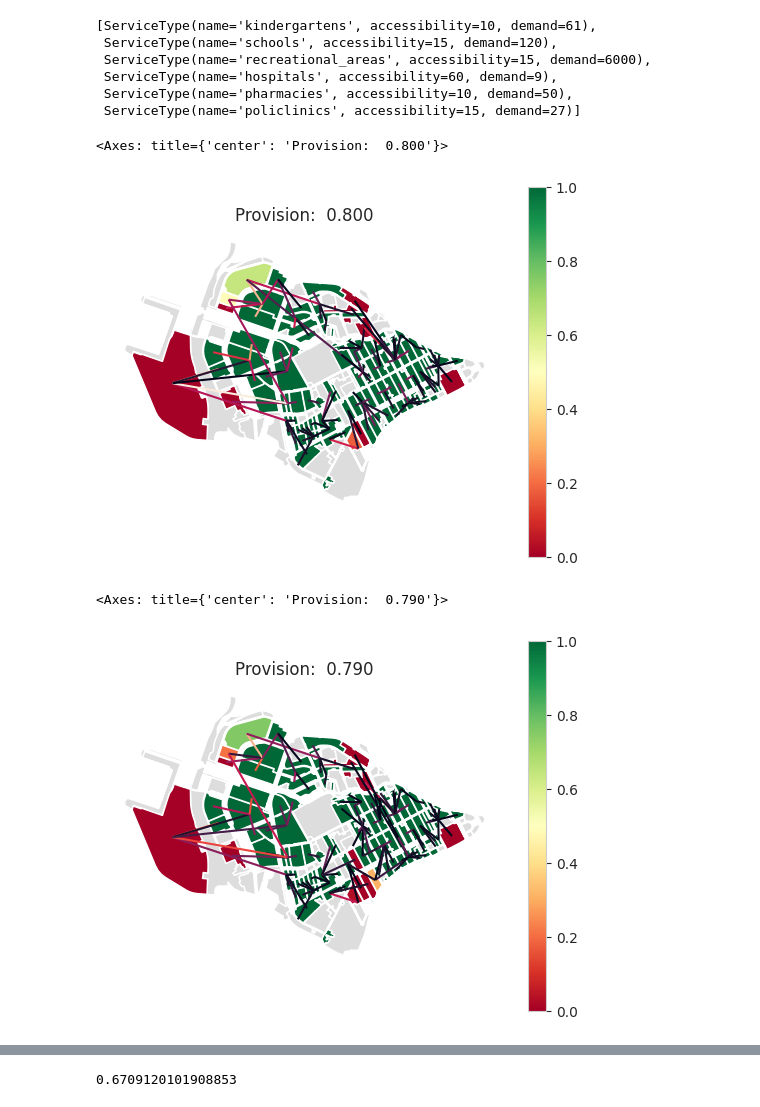
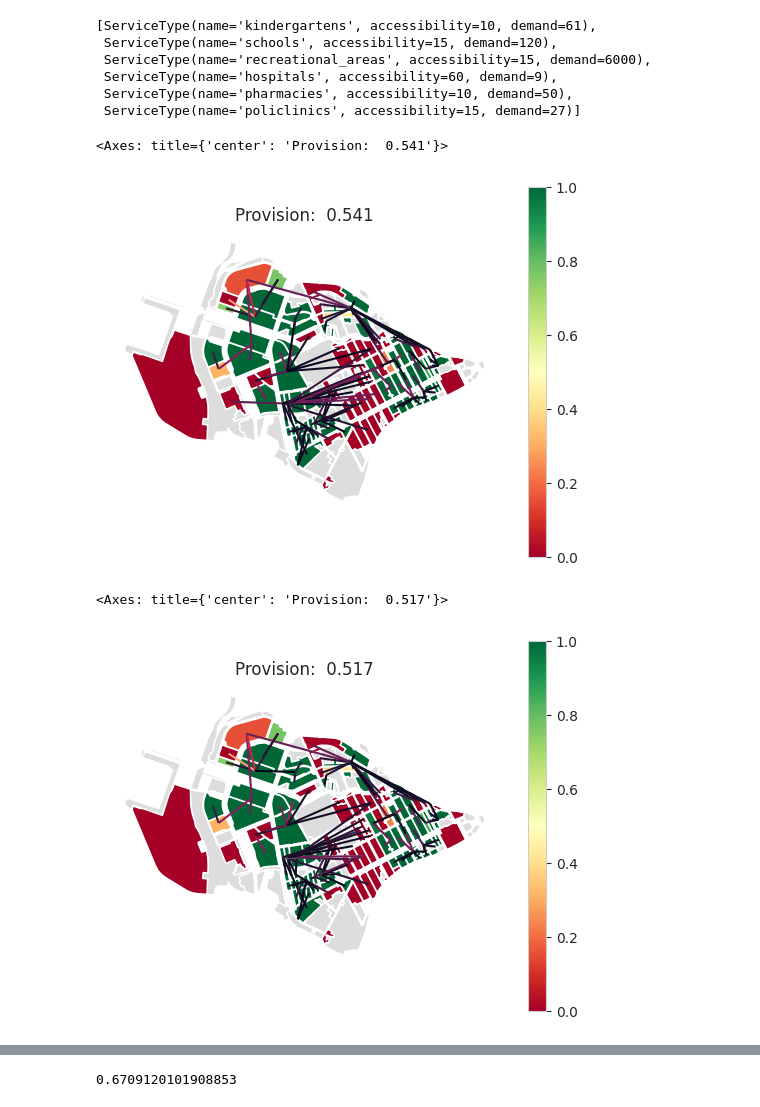
Before and after one commit to aimclub/blocksnet, a Jupyter notebook: examples/3 provision.ipynb, the cells around one changed output, grey strips where cells are left out. Cells and saved outputs as stored; diff of their text form; code cells hidden in the pictures.

```diff
--- a/examples/3 provision.ipynb
+++ b/examples/3 provision.ipynb
@@ -23,13 +23,13 @@ city_model.service_types
 from blocksnet.method import Provision
 prov = Provision(city_model=city_model)
 # %%
-calc_before, weights_before = prov.calculate('schools', method='lp')
+calc_before, weights_before = prov.calculate('kindergartens', method='lp')
 ax = prov.plot(calc_before)
 weights_gdf = prov.weights_to_gdf(weights_before)
 weights_gdf.plot(column='weight', ax=ax)
 # %% [output]
-<Axes: title={'center': 'Provision:  0.800'}>
+<Axes: title={'center': 'Provision:  0.541'}>
-[figure, old version]
+[figure, new version]
 # %%
 import pandas as pd
 
@@ -41,10 +41,10 @@ update = {
 
 update_df = pd.DataFrame.from_dict(update, orient='index')
 # %%
-calc_after, weights_after = prov.calculate('schools', update_df=update_df, method='lp')
+calc_after, weights_after = prov.calculate('kindergartens', update_df=update_df, method='lp')
 ax = prov.plot(calc_after)
 weights_gdf = prov.weights_to_gdf(weights_after)
 weights_gdf.plot(column='weight', ax=ax)
 # %% [output]
-<Axes: title={'center': 'Provision:  0.790'}>
+<Axes: title={'center': 'Provision:  0.517'}>
-[figure, old version]
+[figure, new version]
```
Also changed, not shown: parts of 4 cells of this notebook, 1 other file.
